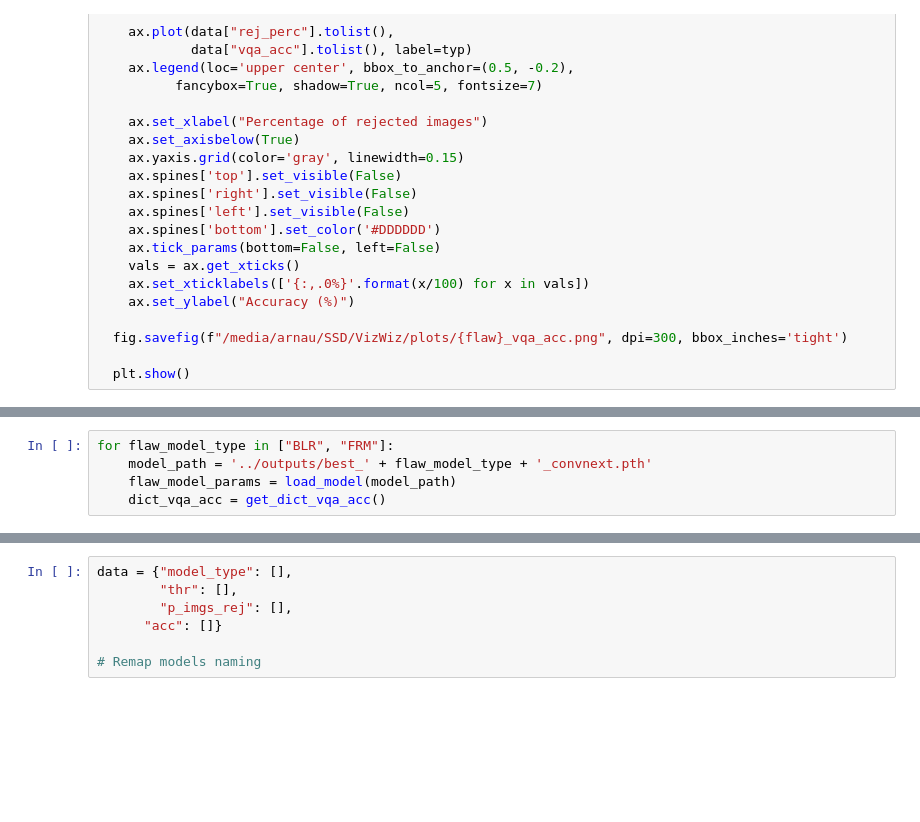
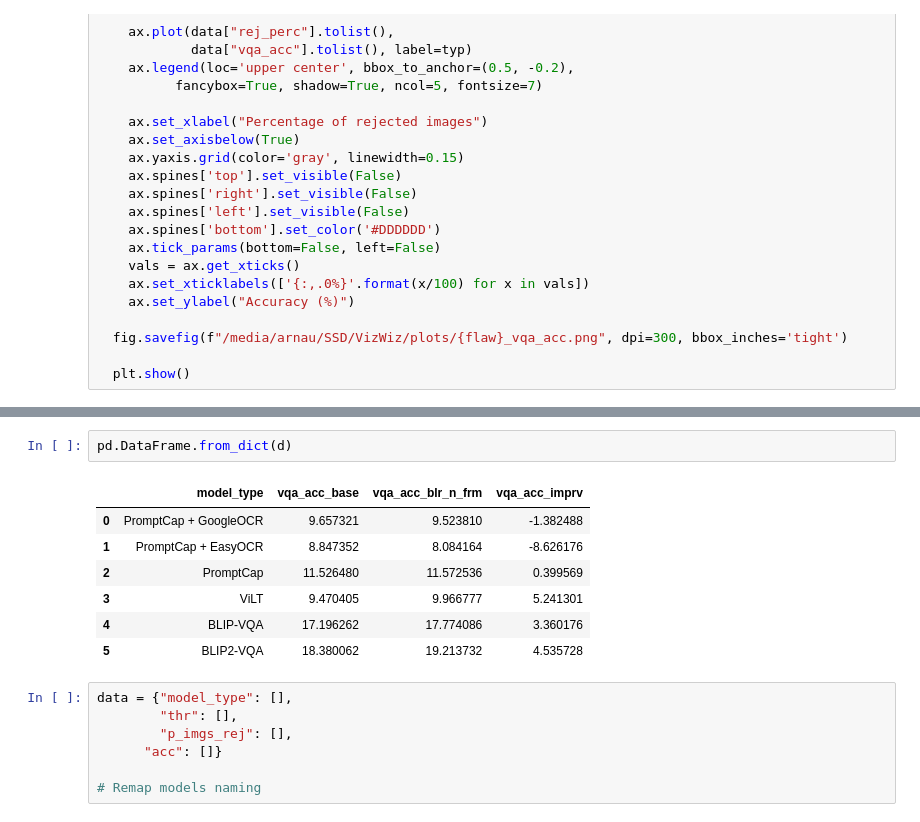
Before and after one commit to arcb01/GED-TFG, a Jupyter notebook: src/vqa_accuracy.ipynb, the cells around one changed output, grey strips where cells are left out. Saved outputs shown, nothing was run; the diff lists cells and outputs as text; blank space fills up the shorter version.

```diff
--- a/src/vqa_accuracy.ipynb
+++ b/src/vqa_accuracy.ipynb
@@ -633,5 +648,0 @@ plt.show()
-# %%
-for flaw_model_type in ["BLR", "FRM"]:
-    model_path = '../outputs/best_' + flaw_model_type + '_convnext.pth'
-    flaw_model_params = load_model(model_path)
-    dict_vqa_acc = get_dict_vqa_acc()
@@ -638,3 +793,13 @@ for flaw_model_type in ["BLR", "FRM"]:
+# %%
+pd.DataFrame.from_dict(d)
+# %% [output]
+|  | model_type | vqa_acc_base | vqa_acc_blr_n_frm | vqa_acc_imprv |
+| 0 | PromptCap + GoogleOCR | 9.657321 | 9.523810 | -1.382488 |
+| 1 | PromptCap + EasyOCR | 8.847352 | 8.084164 | -8.626176 |
+| 2 | PromptCap | 11.526480 | 11.572536 | 0.399569 |
+| 3 | ViLT | 9.470405 | 9.966777 | 5.241301 |
+| 4 | BLIP-VQA | 17.196262 | 17.774086 | 3.360176 |
+| 5 | BLIP2-VQA | 18.380062 | 19.213732 | 4.535728 |
 # %%
 data = {"model_type": [],
         "thr": [],
```
Also changed, not shown: parts of 14 cells of this notebook.
